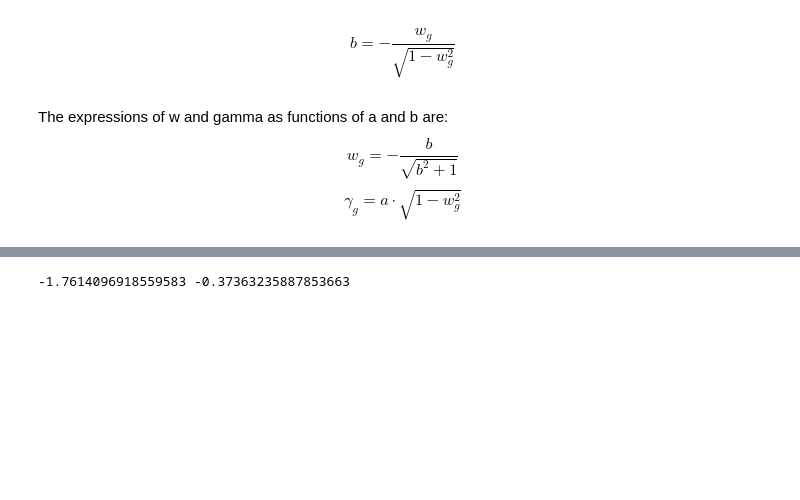
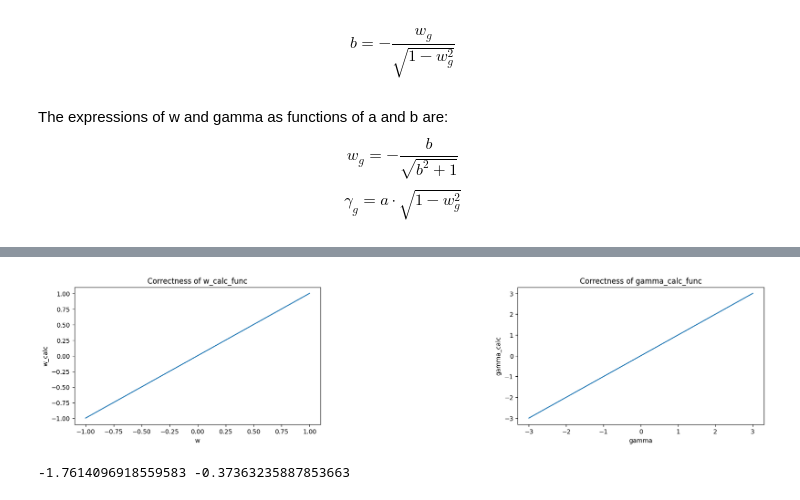
Before and after one commit to PeterKiss18/VasicekPDModel, a Jupyter notebook: variable_change.ipynb, the cells around one changed output, grey strips where cells are left out. Saved outputs shown, nothing was run; the diff lists cells and outputs as text; code cells hidden in the pictures; blank space fills up the shorter version.

```diff
--- a/variable_change.ipynb
+++ b/variable_change.ipynb
@@ -24,6 +51,36 @@ def a_calc_func(w, gamma):
 
 def b_calc_func(w, gamma):
     return -w / np.sqrt(1 - w**2)
+# %%
+
+# Check correctness of the w_calc_func
+w = np.linspace(-0.999, 0.999, 1000)
+b = b_calc_func(w, 0)
+w_calculated = w_calc_func(0, b)
+
+plt.figure(figsize=(20, 4))
+plt.subplot(1, 2, 1)
+plt.plot(w, w_calculated)
+plt.xlabel("w")
+plt.ylabel("w_calc")
+plt.title("Correctness of w_calc_func")
+
+# Check correctness of the gamma_calc_func
+gamma = np.linspace(-3, 3, 1000)
+a = a_calc_func(0.4, gamma)
+b = b_calc_func(0.4, gamma)
+gamma_calculated = gamma_calc_func(a, b)
+
+plt.subplot(1, 2, 2)
+plt.plot(gamma, gamma_calculated)
+plt.xlabel("gamma")
+plt.ylabel("gamma_calc")
+plt.title("Correctness of gamma_calc_func")
+
+plt.subplots_adjust(wspace=0.8)
+plt.show()
+# %% [output]
+[figure, added]
 # %%
 gamma_g = -1.65
 w_g = 0.35
```
Also changed, not shown: parts of 9 cells of this notebook.
